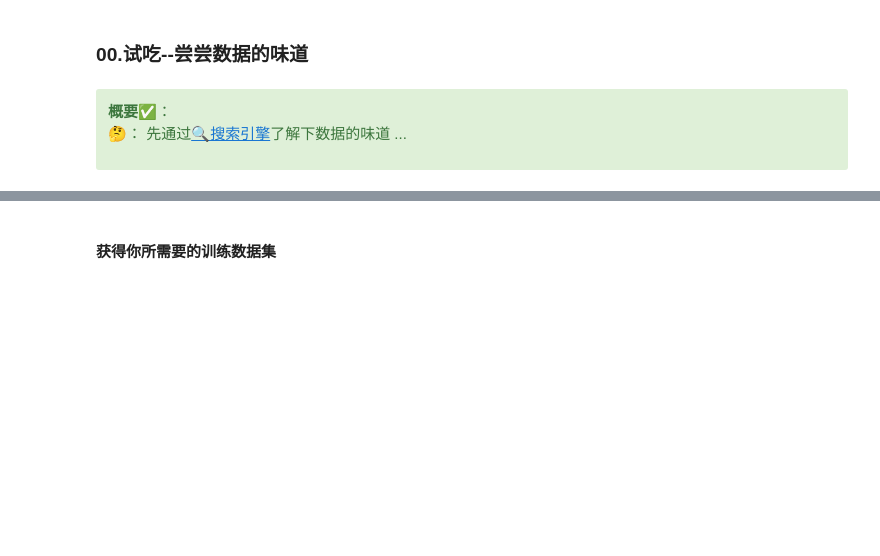
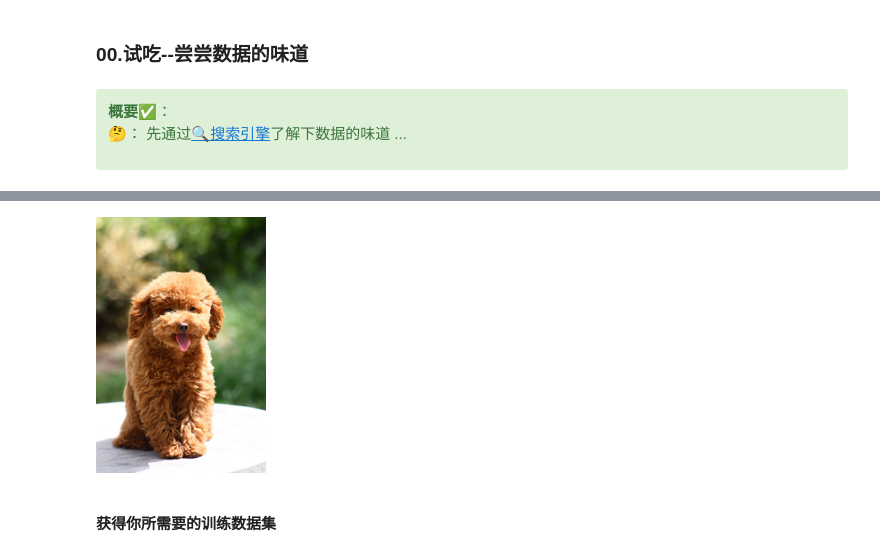
Before and after one commit to ddebby/First_AI_Project, a Jupyter notebook: 01.lab_your_first_ai_project.ipynb, the cells around one changed output, grey strips where cells are left out. Drawn from its saved outputs; the diff is of its cells as text; code cells hidden in the pictures; blank space fills up the shorter version.

```diff
--- a/01.lab_your_first_ai_project.ipynb
+++ b/01.lab_your_first_ai_project.ipynb
@@ -282,6 +353,8 @@ download_url(ims[1], 'Teddy_Dog.jpg',overwrite=True)
 # %%
-im = Image.open('Teddy_Dog.jpg')
-im.to_thumb(128,128)
+im = Image.open('泰迪犬/Image_1.jpg')
+im.to_thumb(256,256)
+# %% [output]
+[figure, added]
 # %% [markdown]
 #### 获得你所需要的训练数据集
 # %% [markdown]
```
Also changed, not shown: parts of 96 cells of this notebook, 8 other files.
